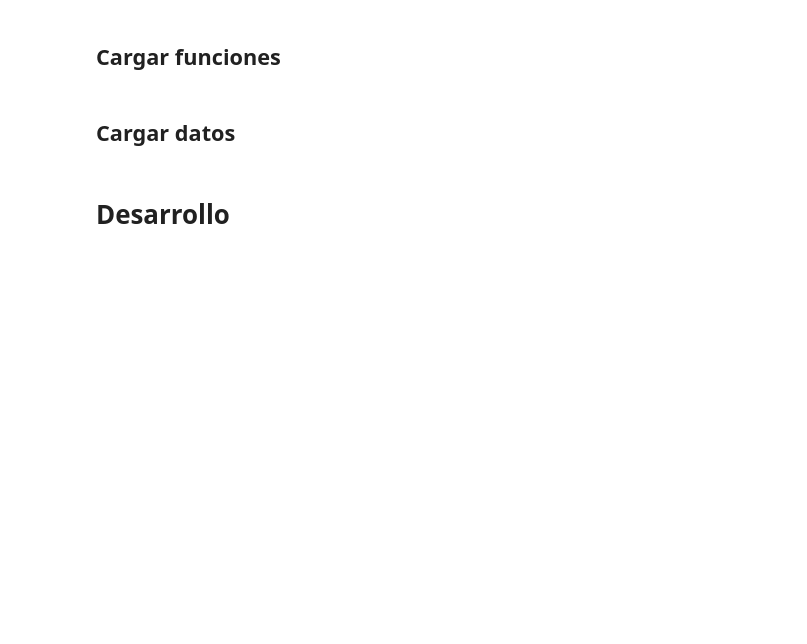
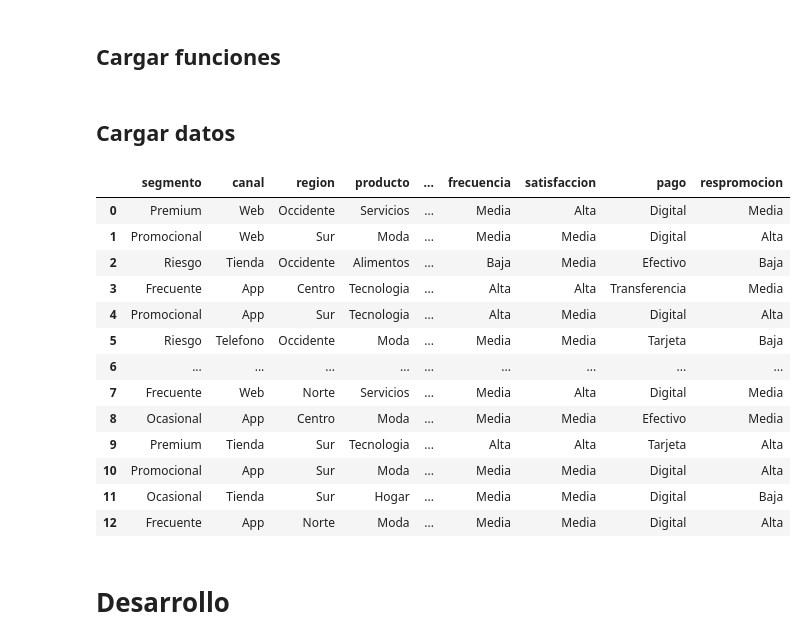
Before and after one commit to rpizarrog/Libro-Aprendizaje-Automatico.-Casos-de-Estudio-con-R-y-Python, a Jupyter notebook: Python NoteBooks/K_Modes_con_datos_de_comportamiento_de_compras_clientes.ipynb, the cells around one changed output. Saved outputs shown, nothing was run; the diff lists cells and outputs as text; code cells hidden in the pictures; blank space fills up the shorter version.

```diff
--- a/Python NoteBooks/K_Modes_con_datos_de_comportamiento_de_compras_clientes.ipynb
+++ b/Python NoteBooks/K_Modes_con_datos_de_comportamiento_de_compras_clientes.ipynb
@@ -39,4 +58,26 @@ Construir y evaluar modelo *K-Modes* con tres y cuatro grupos a partir de datos
 # %% [markdown]
 ## Cargar datos
+# %%
+datos = f_cargar_datos("https://raw.githubusercontent.com/rpizarrog/Libro-Aprendizaje-Automatico.-Casos-de-Estudio-con-R-y-Python/refs/heads/main/datos/datos_clientes_kmodes_empresarial.csv")
+# edad	experiencia	entrenamiento	resistencia	fuerza	velocidad	agilidad	flexibilidad	concentracion	disciplina	motivacion	manejo_estres	promedio	competitividad
+datos = datos[["segmento", "canal", "region", "producto",
+               "frecuencia" ,"satisfaccion", "pago", "respromocion"]]
+
+f_visualizar_head_tail_reducido(datos)
+# %% [output]
+|  | segmento | canal | region | producto | ... | frecuencia | satisfaccion | pago | respromocion |
+| 0 | Premium | Web | Occidente | Servicios | ... | Media | Alta | Digital | Media |
+| 1 | Promocional | Web | Sur | Moda | ... | Media | Media | Digital | Alta |
+| 2 | Riesgo | Tienda | Occidente | Alimentos | ... | Baja | Media | Efectivo | Baja |
+| 3 | Frecuente | App | Centro | Tecnologia | ... | Alta | Alta | Transferencia | Media |
+| 4 | Promocional | App | Sur | Tecnologia | ... | Alta | Media | Digital | Alta |
+| 5 | Riesgo | Telefono | Occidente | Moda | ... | Media | Media | Tarjeta | Baja |
+| 6 | ... | ... | ... | ... | ... | ... | ... | ... | ... |
+| 7 | Frecuente | Web | Norte | Servicios | ... | Media | Alta | Digital | Media |
+| 8 | Ocasional | App | Centro | Moda | ... | Media | Media | Efectivo | Media |
+| 9 | Premium | Tienda | Sur | Tecnologia | ... | Alta | Alta | Tarjeta | Alta |
+| 10 | Promocional | App | Sur | Moda | ... | Media | Media | Digital | Alta |
+| 11 | Ocasional | Tienda | Sur | Hogar | ... | Media | Media | Digital | Baja |
+| 12 | Frecuente | App | Norte | Moda | ... | Media | Media | Digital | Alta |
 # %% [markdown]
 # Desarrollo
```
Also changed, not shown: parts of 22 cells of this notebook.
